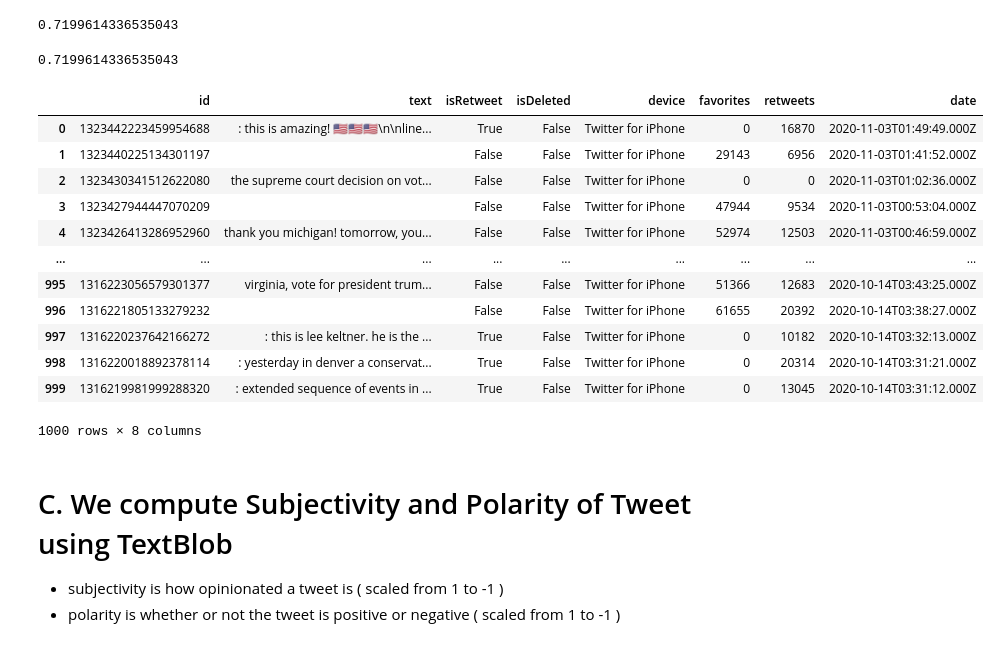
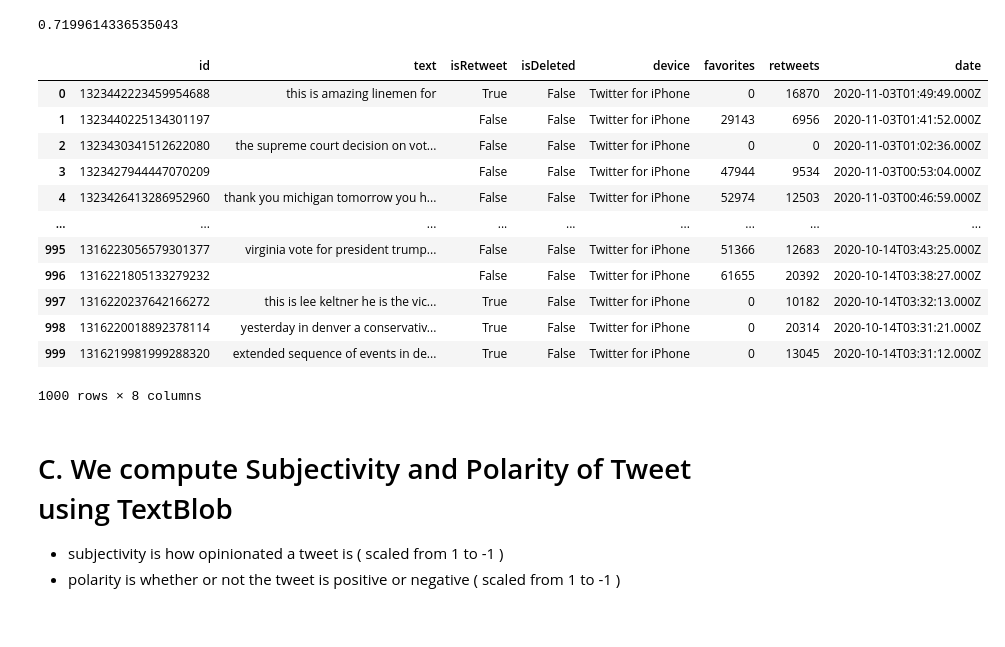
Before and after one commit to joshuacalloway/dsc540groupproject, a Jupyter notebook: DSC540_FinalProjectMilestone_JoshuaCalloway.ipynb, the cells around one changed output. Drawn from its saved outputs; the diff is of its cells as text; code cells hidden in the pictures.

```diff
--- a/StartingTrumpTweets.ipynb
+++ b/DSC540_FinalProjectMilestone_JoshuaCalloway.ipynb
@@ -161,38 +163,18 @@ Name: device, dtype: int64
 df['favorites'].corr(df['retweets'])
 # %% [output]
 0.7199614336535043
-# %%
-df['retweets'].corr(df['favorites'])
-# %% [output]
-0.7199614336535043
 # %%
 # Define some cleaning methods for the Tweet Text
 # Create a function to clean the tweets
 import re
 
-def cleanTxt(text):
+def clean_tweet(text):
     text = re.sub('@[A-Za-z0–9]+', '', text) #Removing @mentions
     text = re.sub('#', '', text) # Removing '#' hash tag
     text = re.sub('RT[\s]+', '', text) # Removing RT
     text = re.sub('https?:\/\/\S+', '', text) # Removing hyperlink
+    text = " ".join(re.sub("([^0-9A-Za-z \t])|(\w+:\/\/\S+)", "", text).split())
     return text.lower()
-
-# Remove URLs for cleaning the tweet text
-def remove_url(txt):
-    """Replace URLs found in a text string with nothing
-    (i.e. it will remove the URL from the string).
-
-    Parameters
-    ----------
-    txt : string
-        A text string that you want to parse and remove urls.
-
-    Returns
-    -------
-    The same txt string with url's removed.
-    """
-
-    return " ".join(re.sub("([^0-9A-Za-z \t])|(\w+:\/\/\S+)", "", txt).split())
 # %%
 
 # Very simple, if score is negative, we mark the Polarity as negative
@@ -205,23 +187,23 @@ def getAnalysis(score):
         return 'Positive'
 # %%
 # we clean the text for each Tweet
-df['text'] = df['text'].apply(cleanTxt)
+df['text'] = df['text'].apply(clean_tweet)
 
 # Show the cleaned tweets
 df
 # %% [output]
 |  | id | text | isRetweet | isDeleted | device | favorites | retweets | date |
-| 0 | 1323442223459954688 | : this is amazing! 🇺🇸🇺🇸🇺🇸\n\nline... | True | False | Twitter for iPhone | 0 | 16870 | 2020-11-03T01:49:49.000Z |
+| 0 | 1323442223459954688 | this is amazing linemen for | True | False | Twitter for iPhone | 0 | 16870 | 2020-11-03T01:49:49.000Z |
 | 1 | 1323440225134301197 |  | False | False | Twitter for iPhone | 29143 | 6956 | 2020-11-03T01:41:52.000Z |
 | 2 | 1323430341512622080 | the supreme court decision on vot... | False | False | Twitter for iPhone | 0 | 0 | 2020-11-03T01:02:36.000Z |
 | 3 | 1323427944447070209 |  | False | False | Twitter for iPhone | 47944 | 9534 | 2020-11-03T00:53:04.000Z |
-| 4 | 1323426413286952960 | thank you michigan! tomorrow, you... | False | False | Twitter for iPhone | 52974 | 12503 | 2020-11-03T00:46:59.000Z |
+| 4 | 1323426413286952960 | thank you michigan tomorrow you h... | False | False | Twitter for iPhone | 52974 | 12503 | 2020-11-03T00:46:59.000Z |
 | ... | ... | ... | ... | ... | ... | ... | ... | ... |
-| 995 | 1316223056579301377 | virginia, vote for president trum... | False | False | Twitter for iPhone | 51366 | 12683 | 2020-10-14T03:43:25.000Z |
+| 995 | 1316223056579301377 | virginia vote for president trump... | False | False | Twitter for iPhone | 51366 | 12683 | 2020-10-14T03:43:25.000Z |
 | 996 | 1316221805133279232 |  | False | False | Twitter for iPhone | 61655 | 20392 | 2020-10-14T03:38:27.000Z |
-| 997 | 1316220237642166272 | : this is lee keltner. he is the ... | True | False | Twitter for iPhone | 0 | 10182 | 2020-10-14T03:32:13.000Z |
-| 998 | 1316220018892378114 | : yesterday in denver a conservat... | True | False | Twitter for iPhone | 0 | 20314 | 2020-10-14T03:31:21.000Z |
-| 999 | 1316219981999288320 | : extended sequence of events in ... | True | False | Twitter for iPhone | 0 | 13045 | 2020-10-14T03:31:12.000Z |
+| 997 | 1316220237642166272 | this is lee keltner he is the vic... | True | False | Twitter for iPhone | 0 | 10182 | 2020-10-14T03:32:13.000Z |
+| 998 | 1316220018892378114 | yesterday in denver a conservativ... | True | False | Twitter for iPhone | 0 | 20314 | 2020-10-14T03:31:21.000Z |
+| 999 | 1316219981999288320 | extended sequence of events in de... | True | False | Twitter for iPhone | 0 | 13045 | 2020-10-14T03:31:12.000Z |
 1000 rows × 8 columns
 # %% [markdown]
 # C. We compute Subjectivity and Polarity of Tweet using TextBlob
```
Also changed, not shown: parts of 11 cells of this notebook.
